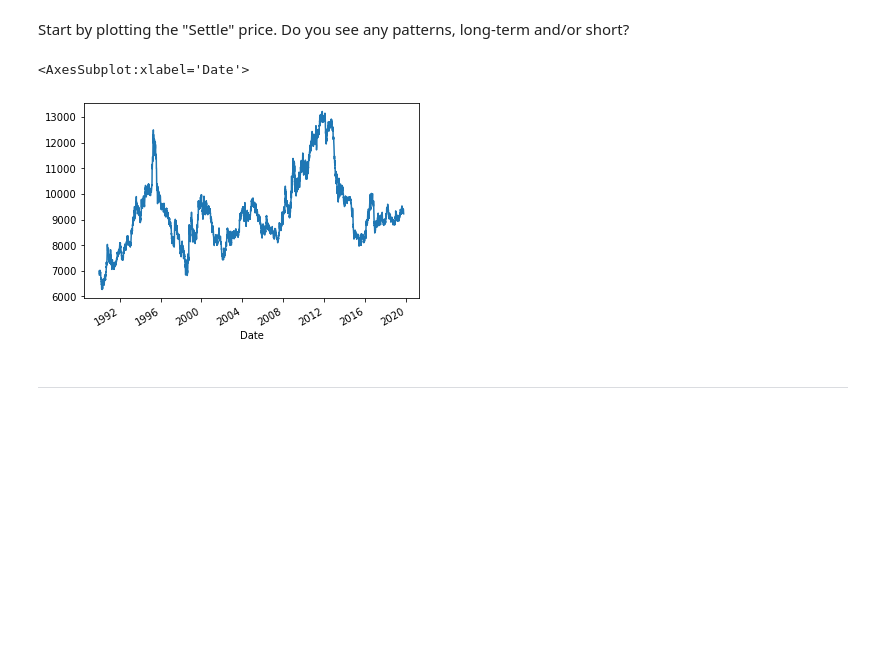
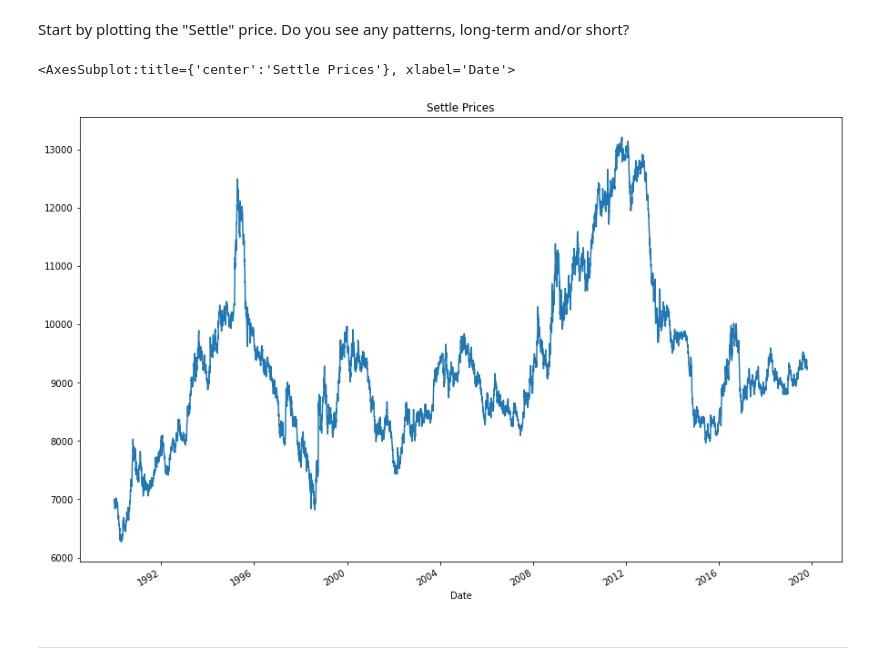
Before and after one commit to anjanamin/Time_Series, a Jupyter notebook: time_series_analysis.ipynb, the cells around one changed output. Cells and saved outputs as stored; diff of their text form; code cells hidden in the pictures; blank space fills up the shorter version.

```diff
--- a/time_series_analysis.ipynb
+++ b/time_series_analysis.ipynb
@@ -39,10 +39,13 @@ yen_futures.head()
  Start by plotting the "Settle" price. Do you see any patterns, long-term and/or short?
 # %%
 # Plot just the "Settle" column from the dataframe:
-yen_futures.Settle.plot()
+yen_futures.Settle.plot(
+    figsize = (15,10),
+    title='Settle Prices'
+)
 # %% [output]
-<AxesSubplot:xlabel='Date'>
+<AxesSubplot:title={'center':'Settle Prices'}, xlabel='Date'>
-[figure, old version]
+[figure, new version]
 # %% [markdown]
 ---
 # %% [markdown]
```
Also changed, not shown: parts of 19 cells of this notebook.
